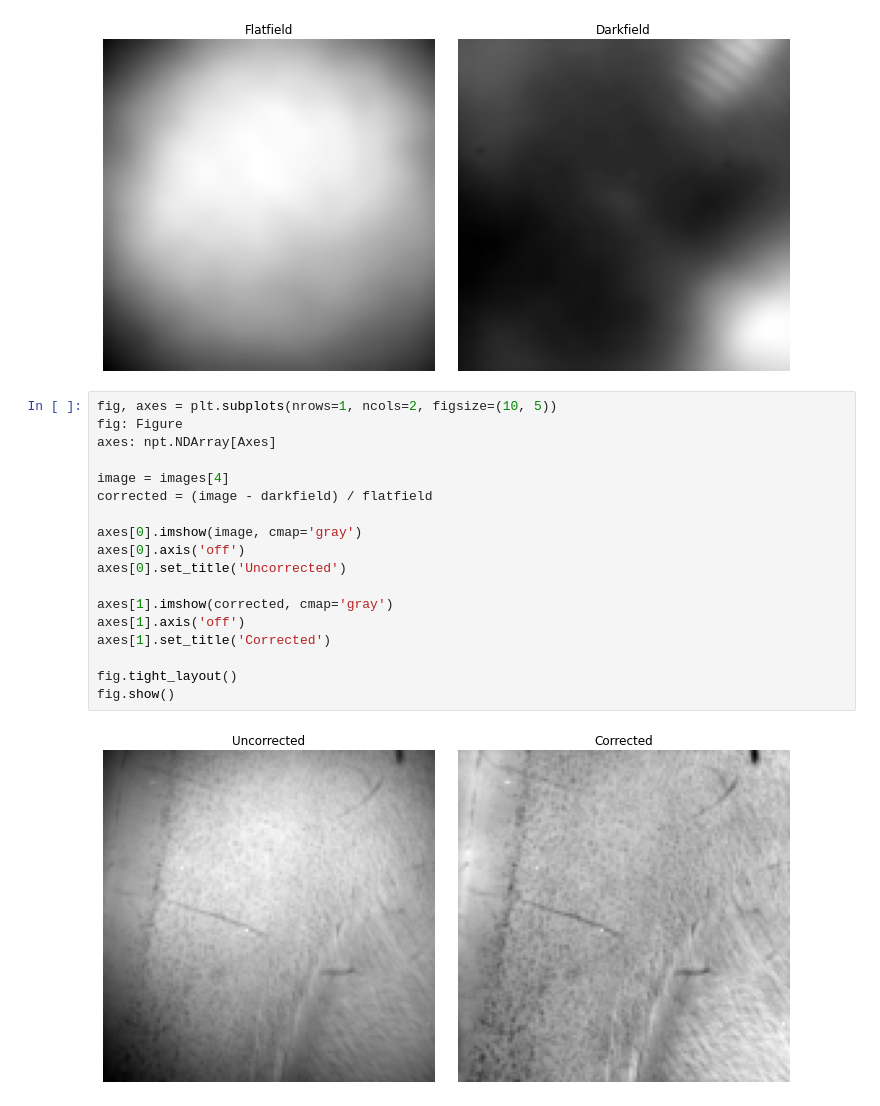
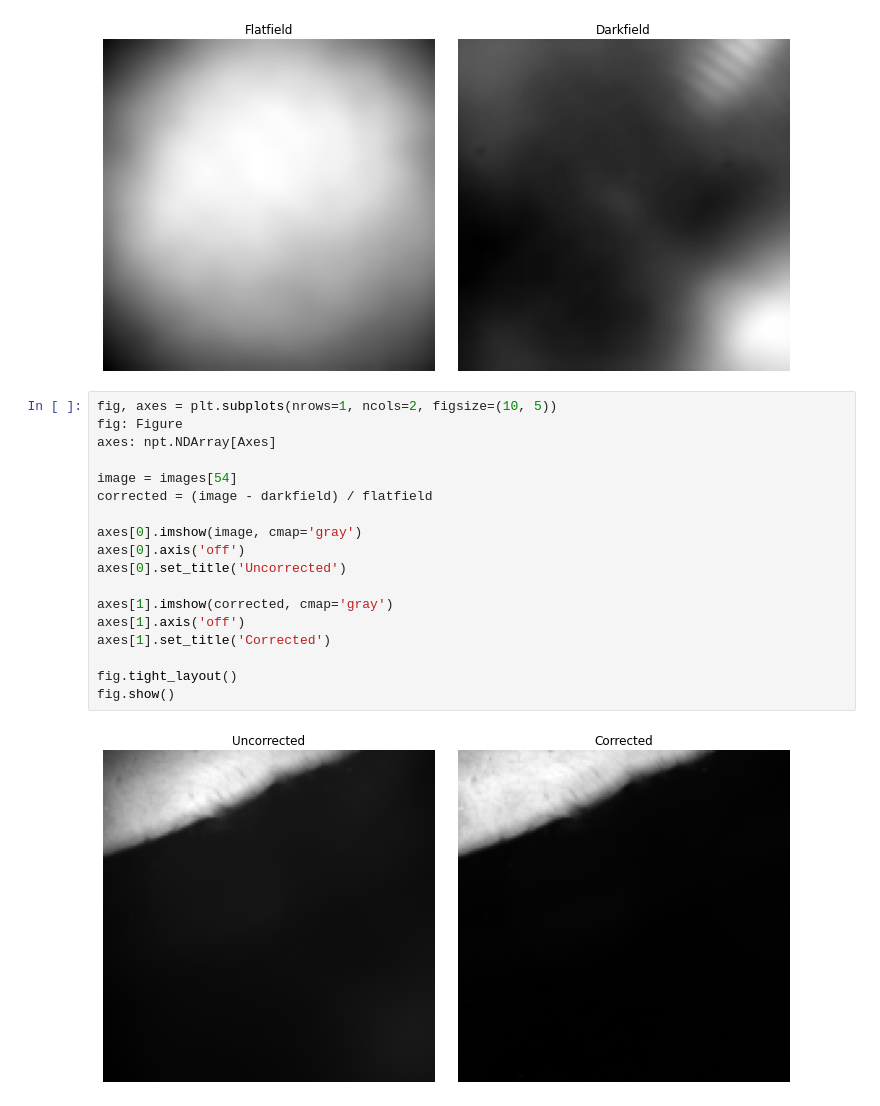
Before and after one commit to biomicrodev/pybasic, a Jupyter notebook: examples/wsi_brain.ipynb, the cells around one changed output. Cells and saved outputs as stored; diff of their text form.

```diff
--- a/examples/wsi_brain.ipynb
+++ b/examples/wsi_brain.ipynb
@@ -55,20 +48,20 @@ fig.show()
 # %%
 fig, axes = plt.subplots(nrows=1, ncols=2, figsize=(10, 5))
 fig: Figure
 axes: npt.NDArray[Axes]
 
-image = images[4]
+image = images[54]
 corrected = (image - darkfield) / flatfield
 
 axes[0].imshow(image, cmap='gray')
 axes[0].axis('off')
 axes[0].set_title('Uncorrected')
 
 axes[1].imshow(corrected, cmap='gray')
 axes[1].axis('off')
 axes[1].set_title('Corrected')
 
 fig.tight_layout()
 fig.show()
 # %% [output]
-[figure, old version]
+[figure, new version]
```
Also changed, not shown: parts of 1 cell of this notebook.
